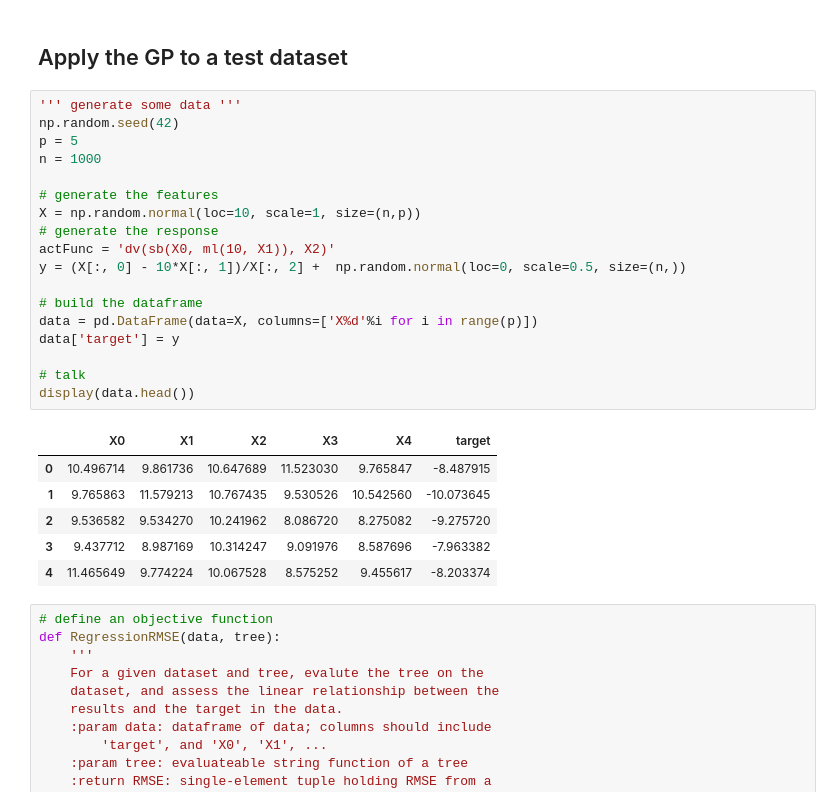
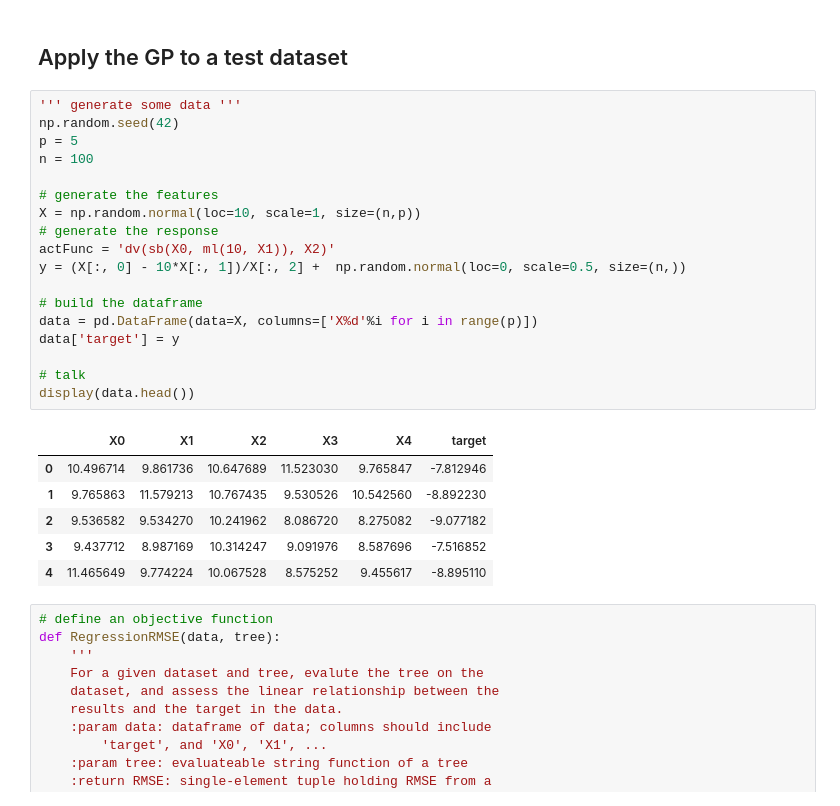
Before and after one commit to ahowe42/baseball, a Jupyter notebook: src/GPFeatureEngineering.ipynb, the cells around one changed output. Saved outputs shown, nothing was run; the diff lists cells and outputs as text.

```diff
--- a/src/GPFeatureEngineering.ipynb
+++ b/src/GPFeatureEngineering.ipynb
@@ -879,28 +879,28 @@ display(data.head())
 # %%
 ''' generate some data '''
 np.random.seed(42)
 p = 5
-n = 1000
+n = 100
 
 # generate the features
 X = np.random.normal(loc=10, scale=1, size=(n,p))
 # generate the response
 actFunc = 'dv(sb(X0, ml(10, X1)), X2)'
 y = (X[:, 0] - 10*X[:, 1])/X[:, 2] +  np.random.normal(loc=0, scale=0.5, size=(n,))
 
 # build the dataframe
 data = pd.DataFrame(data=X, columns=['X%d'%i for i in range(p)])
 data['target'] = y
 
 # talk
 display(data.head())
 # %% [output]
 |  | X0 | X1 | X2 | X3 | X4 | target |
-| 0 | 10.496714 | 9.861736 | 10.647689 | 11.523030 | 9.765847 | -8.487915 |
-| 1 | 9.765863 | 11.579213 | 10.767435 | 9.530526 | 10.542560 | -10.073645 |
-| 2 | 9.536582 | 9.534270 | 10.241962 | 8.086720 | 8.275082 | -9.275720 |
-| 3 | 9.437712 | 8.987169 | 10.314247 | 9.091976 | 8.587696 | -7.963382 |
-| 4 | 11.465649 | 9.774224 | 10.067528 | 8.575252 | 9.455617 | -8.203374 |
+| 0 | 10.496714 | 9.861736 | 10.647689 | 11.523030 | 9.765847 | -7.812946 |
+| 1 | 9.765863 | 11.579213 | 10.767435 | 9.530526 | 10.542560 | -8.892230 |
+| 2 | 9.536582 | 9.534270 | 10.241962 | 8.086720 | 8.275082 | -9.077182 |
+| 3 | 9.437712 | 8.987169 | 10.314247 | 9.091976 | 8.587696 | -7.516852 |
+| 4 | 11.465649 | 9.774224 | 10.067528 | 8.575252 | 9.455617 | -8.895110 |
 # %%
 # define an objective function
 def RegressionRMSE(data, tree):
```
Also changed, not shown: parts of 3 cells of this notebook.
